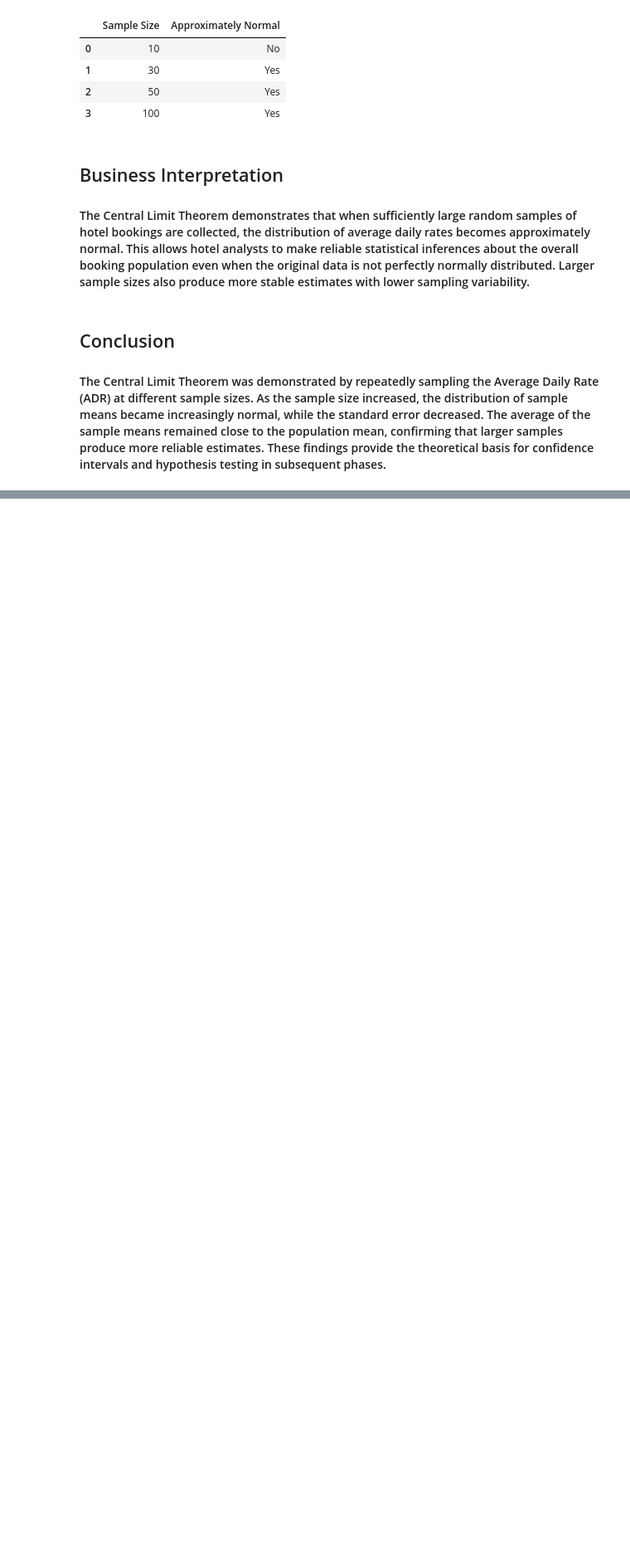
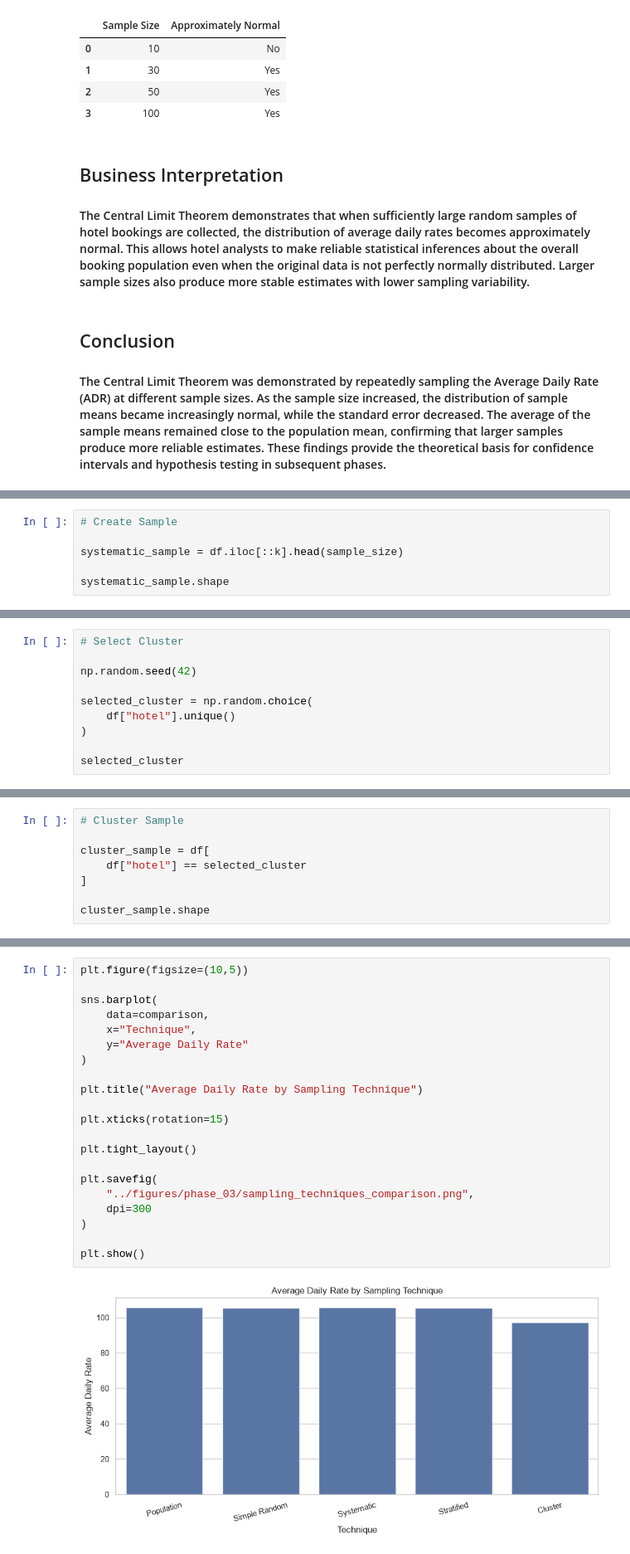
Before and after one commit to Logesh-M0324/Weekend_Task, a Jupyter notebook: Hotel_Booking_Demand/notebooks/03_probability_inferential_statistics.ipynb, the cells around one changed output, grey strips where cells are left out. Shown at 83% size. Cells and saved outputs as stored; diff of their text form; blank space fills up the shorter version.

```diff
--- a/Hotel_Booking_Demand/notebooks/03_probability_inferential_statistics.ipynb
+++ b/Hotel_Booking_Demand/notebooks/03_probability_inferential_statistics.ipynb
@@ -998,0 +1352,6 @@ verification
+# %%
+# Create Sample
+
+systematic_sample = df.iloc[::k].head(sample_size)
+
+systematic_sample.shape
@@ -998,0 +1444,10 @@ verification
+# %%
+# Select Cluster
+
+np.random.seed(42)
+
+selected_cluster = np.random.choice(
+    df["hotel"].unique()
+)
+
+selected_cluster
@@ -998,0 +1456,8 @@ verification
+# %%
+# Cluster Sample
+
+cluster_sample = df[
+    df["hotel"] == selected_cluster
+]
+
+cluster_sample.shape
@@ -998,0 +1547,23 @@ verification
+# %%
+plt.figure(figsize=(10,5))
+
+sns.barplot(
+    data=comparison,
+    x="Technique",
+    y="Average Daily Rate"
+)
+
+plt.title("Average Daily Rate by Sampling Technique")
+
+plt.xticks(rotation=15)
+
+plt.tight_layout()
+
+plt.savefig(
+    "../figures/phase_03/sampling_techniques_comparison.png",
+    dpi=300
+)
+
+plt.show()
+# %% [output]
+[figure, added]
```
Also changed, not shown: parts of 130 cells of this notebook, 15 other files.
